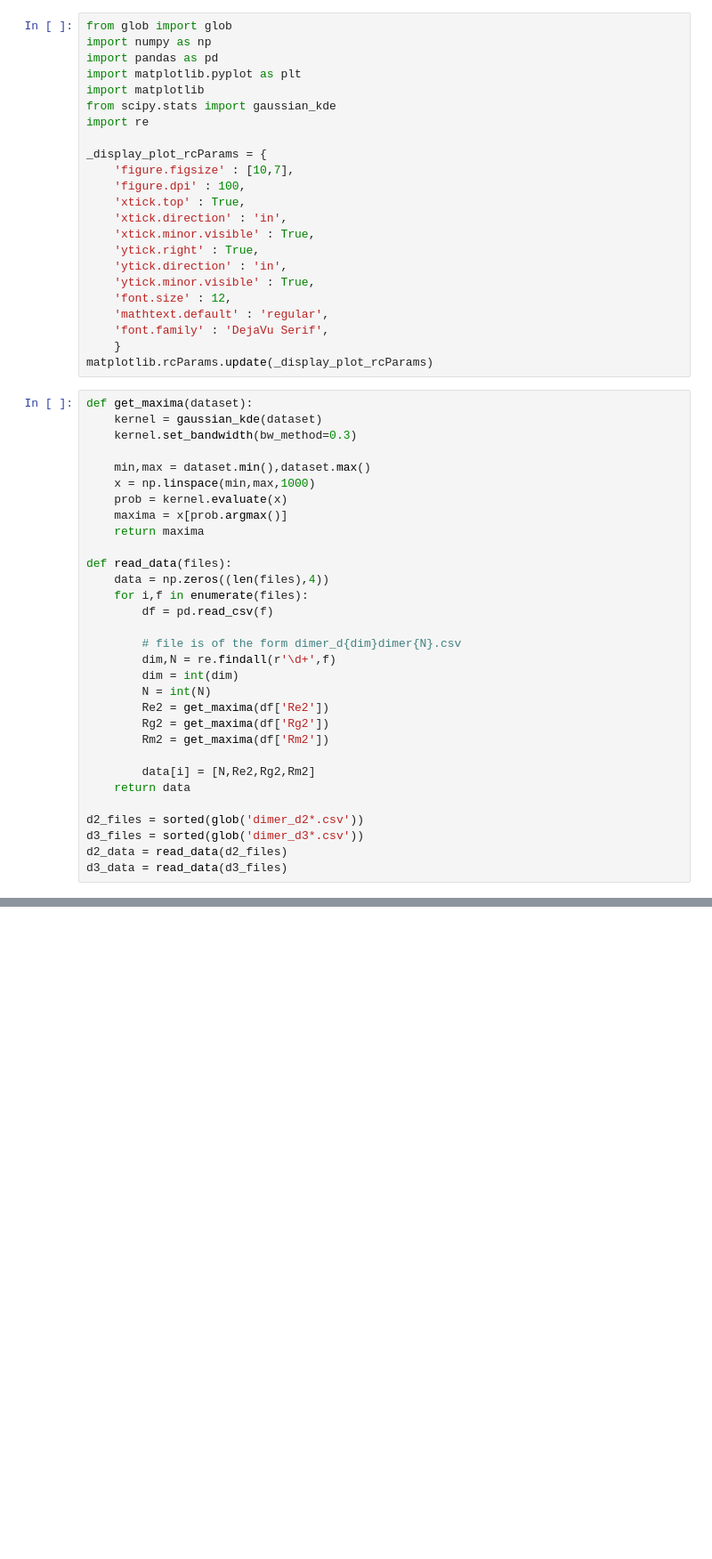
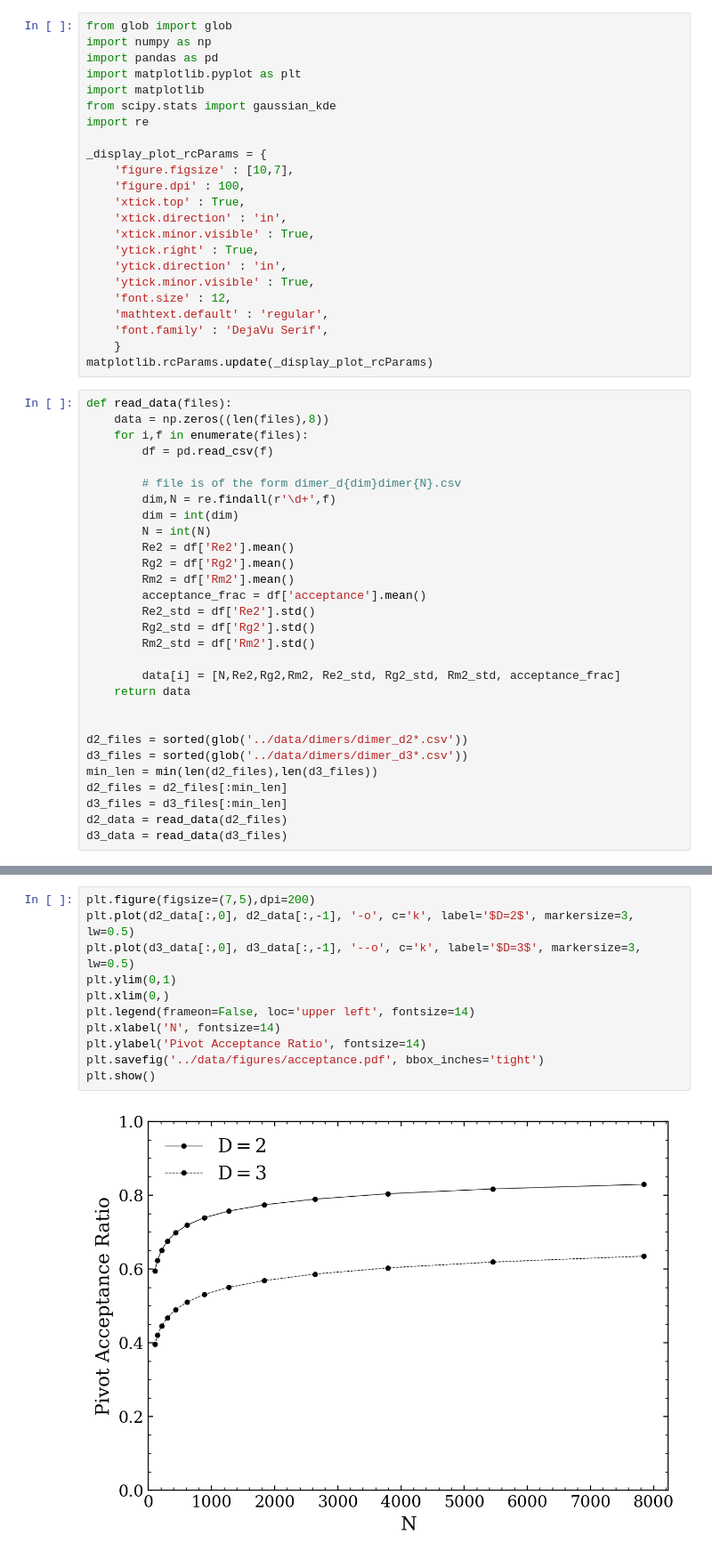
Before and after one commit to youngsm/polymers, a Jupyter notebook: notebooks/experiment_analysis.ipynb, the cells around one changed output, grey strips where cells are left out. Shown at 89% size. Drawn from its saved outputs; the diff is of its cells as text; blank space fills up the shorter version.

```diff
--- a/notebooks/experiment_analysis.ipynb
+++ b/notebooks/experiment_analysis.ipynb
@@ -22,18 +22,8 @@ _display_plot_rcParams = {
     }
 matplotlib.rcParams.update(_display_plot_rcParams)
 # %%
-def get_maxima(dataset):
-    kernel = gaussian_kde(dataset)
-    kernel.set_bandwidth(bw_method=0.3)
-
-    min,max = dataset.min(),dataset.max()
-    x = np.linspace(min,max,1000)
-    prob = kernel.evaluate(x)
-    maxima = x[prob.argmax()]
-    return maxima
-
 def read_data(files):
-    data = np.zeros((len(files),4))
+    data = np.zeros((len(files),8))
     for i,f in enumerate(files):
         df = pd.read_csv(f)
 
@@ -41,15 +31,23 @@ def read_data(files):
         dim,N = re.findall(r'\d+',f)
         dim = int(dim)
         N = int(N)
-        Re2 = get_maxima(df['Re2'])
-        Rg2 = get_maxima(df['Rg2'])
-        Rm2 = get_maxima(df['Rm2'])
+        Re2 = df['Re2'].mean()
+        Rg2 = df['Rg2'].mean()
+        Rm2 = df['Rm2'].mean()
+        acceptance_frac = df['acceptance'].mean()
+        Re2_std = df['Re2'].std()
+        Rg2_std = df['Rg2'].std()
+        Rm2_std = df['Rm2'].std()
 
-        data[i] = [N,Re2,Rg2,Rm2]
+        data[i] = [N,Re2,Rg2,Rm2, Re2_std, Rg2_std, Rm2_std, acceptance_frac]
     return data
 
-d2_files = sorted(glob('dimer_d2*.csv'))
-d3_files = sorted(glob('dimer_d3*.csv'))
+
+d2_files = sorted(glob('../data/dimers/dimer_d2*.csv'))
+d3_files = sorted(glob('../data/dimers/dimer_d3*.csv'))
+min_len = min(len(d2_files),len(d3_files))
+d2_files = d2_files[:min_len]
+d3_files = d3_files[:min_len]
 d2_data = read_data(d2_files)
 d3_data = read_data(d3_files)
 # %%
@@ -171,0 +198,13 @@ Markdown(table.to_markdown(index=False))
+# %%
+plt.figure(figsize=(7,5),dpi=200)
+plt.plot(d2_data[:,0], d2_data[:,-1], '-o', c='k', label='$D=2$', markersize=3, lw=0.5)
+plt.plot(d3_data[:,0], d3_data[:,-1], '--o', c='k', label='$D=3$', markersize=3, lw=0.5)
+plt.ylim(0,1)
+plt.xlim(0,)
+plt.legend(frameon=False, loc='upper left', fontsize=14)
+plt.xlabel('N', fontsize=14)
+plt.ylabel('Pivot Acceptance Ratio', fontsize=14)
+plt.savefig('../data/figures/acceptance.pdf', bbox_inches='tight')
+plt.show()
+# %% [output]
+[figure, added]
```
Also changed, not shown: parts of 5 cells of this notebook.
